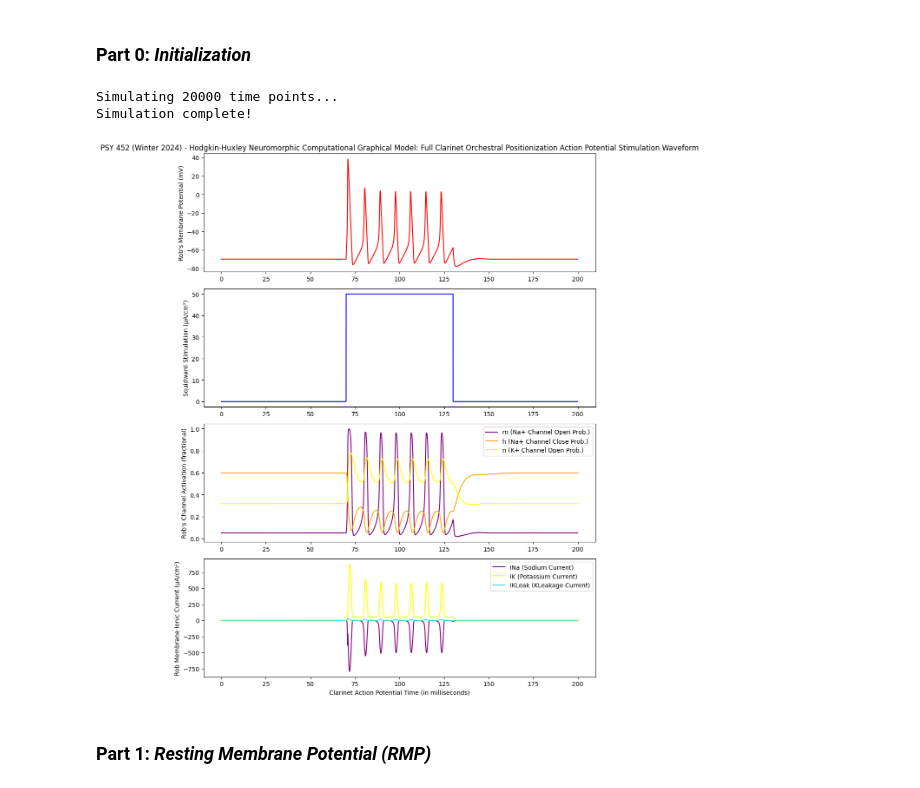
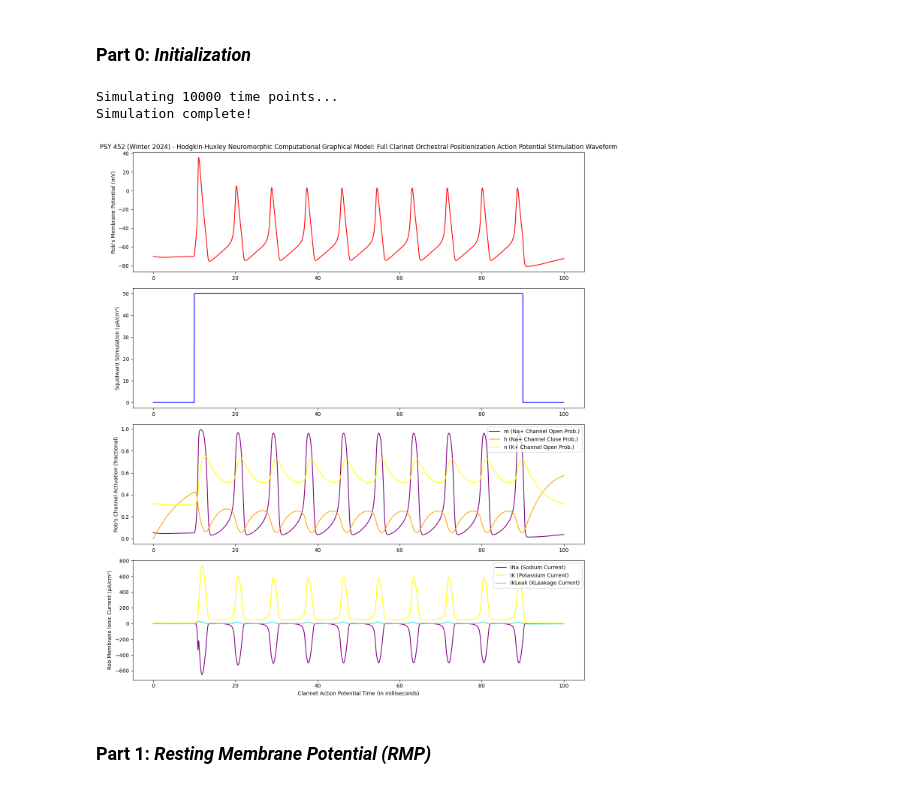
Before and after one commit to DebuggerDan/psy452-hodgkin-huxley-neuromorphic-model, a Jupyter notebook: psy452-hodgkin-huxley-neuromorphic-model.ipynb, the cells around one changed output. Drawn from its saved outputs; the diff is of its cells as text; code cells hidden in the pictures.

```diff
--- a/psy452-hodgkin-huxley-neuromorphic-model.ipynb
+++ b/psy452-hodgkin-huxley-neuromorphic-model.ipynb
@@ -212,7 +155,7 @@ class Squidward:
         #    except:
         #        print("[E3<Squid-Clarinet>] bruh squidward's robert motor neuron model might be misconfigured lol")
 
-    def sheetmusic(self, figsizex, figsizey, color1, color2, color3, color4, color5, color6, color7, color8, title):
+    def sheetmusic(self, figsizex, figsizey, color1, color2, color3, color4, color5, color6, color7, color8, title, file):
         #try:
         if figsizex:
             if figsizey:
@@ -227,6 +170,9 @@ class Squidward:
 
         else:
             title = "PSY 452 (Winter 2024) - Hodgkin-Huxley Neuromorphic Computational Graphical Model: " + title
+
+        if file is None:
+            file = "PSY452-Hodgkin-Huxley-Model-Waveform-DanJ.png"
 
         if self.movement is None:
             print("[E4<Squid-SheetMusic>] bruh squidward apparently hasnt moved his clarinet or if he did, it wasn't recorded u silly goose lol")
@@ -302,7 +248,7 @@ class Squidward:
             currentplt.legend()
 
             plot.tight_layout()
-            plot.savefig("PSY452-FullSquidwarClarinetActionPotentialStimulationWave-DanJ.png")
+            plot.savefig(file)
             plot.show()
 
 class Robert:
@@ -442,36 +388,36 @@ squidward = Squidward()
 # # Squidward's Rob Motor Neuron Parameter, m: Sodium cation activation gating variable
 # robert.m = 0.052
 # # Squidward's Rob Motor Neuron Parameter, h: Sodium cation inactivation gating variable
 # robert.h = 0.596
 # # Squidward's Rob Motor Neuron Parameter, n: Potassium cation activation gating variable
 # robert.n = 0.317
 # tentacles(self, robert, gNa, gK, gL, Cm, ENa, EK, EL, I, Vm, m, h, n, t, pulse, pulsex, pulsey, movement, timestep):
 
-squidward.tentacles(None, 120.0, 36.0, 0.3, 1.0, 115, -12, 10.6, 0, 0, 0, 0, 0, 20000, 50, 7000, 13000, None, 0.01)
+squidward.tentacles(None, 120.0, 36.0, 0.3, 1.0, 115, -12, 10.6, 0, 0, 0, 0, 0, 10000, 50, 1000, 9000, None, 0.01)
 
 # Reference - sheetmusic(self, figsizex, figsizey, color1, color2, color3, color4, color5, color6, color7, color8, title)
 #             movement = self.movement # lazy but saves typing self. each time lmao
 # # Potential (mV) Color
 #     color1 = 'r'
 # # Input Stimulation (µA/cm^2) Color
 #     color2 = 'b'
 # # Sodium Activation Gating Variable (m) Color
 #     color3 = 'purple'
 # # Sodium Inactivation Gating Variable (h) Color
 #     color4 = 'orange'
 # # Potassium Activation Gating Variable (n) Color
 #     color5 = 'yellow' # BANANA
 # # Sodium Current (INa) (µA/cm^2) Color
 #     color6 = 'purple'
 # # Potassium Current (IK) (µA/cm^2) Color
 #     color7 = 'yellow'
 # # Leak Current (IL) (µA/cm^2) Color
 #     color8 = 'turquoise'
 
-squidward.sheetmusic(13, 15, 'r', 'b', 'purple', 'orange', 'yellow', 'purple', 'yellow', 'turquoise', "Full Clarinet Orchestral Positionization Action Potential Stimulation Waveform")
+squidward.sheetmusic(13, 15, 'r', 'b', 'purple', 'orange', 'yellow', 'purple', 'yellow', 'turquoise', "Full Clarinet Orchestral Positionization Action Potential Stimulation Waveform", "PSY452-FullSquidwardClarinetActionPotentialStimulationWave-DanJ.png")
 # %% [output]
-Simulating 20000 time points...
+Simulating 10000 time points...
 Simulation complete!
-[figure, old version]
+[figure, new version]
 # %% [markdown]
 ### Part 1: ***Resting Membrane Potential (RMP)***
```
Also changed, not shown: parts of 7 cells of this notebook, 5 other files.
